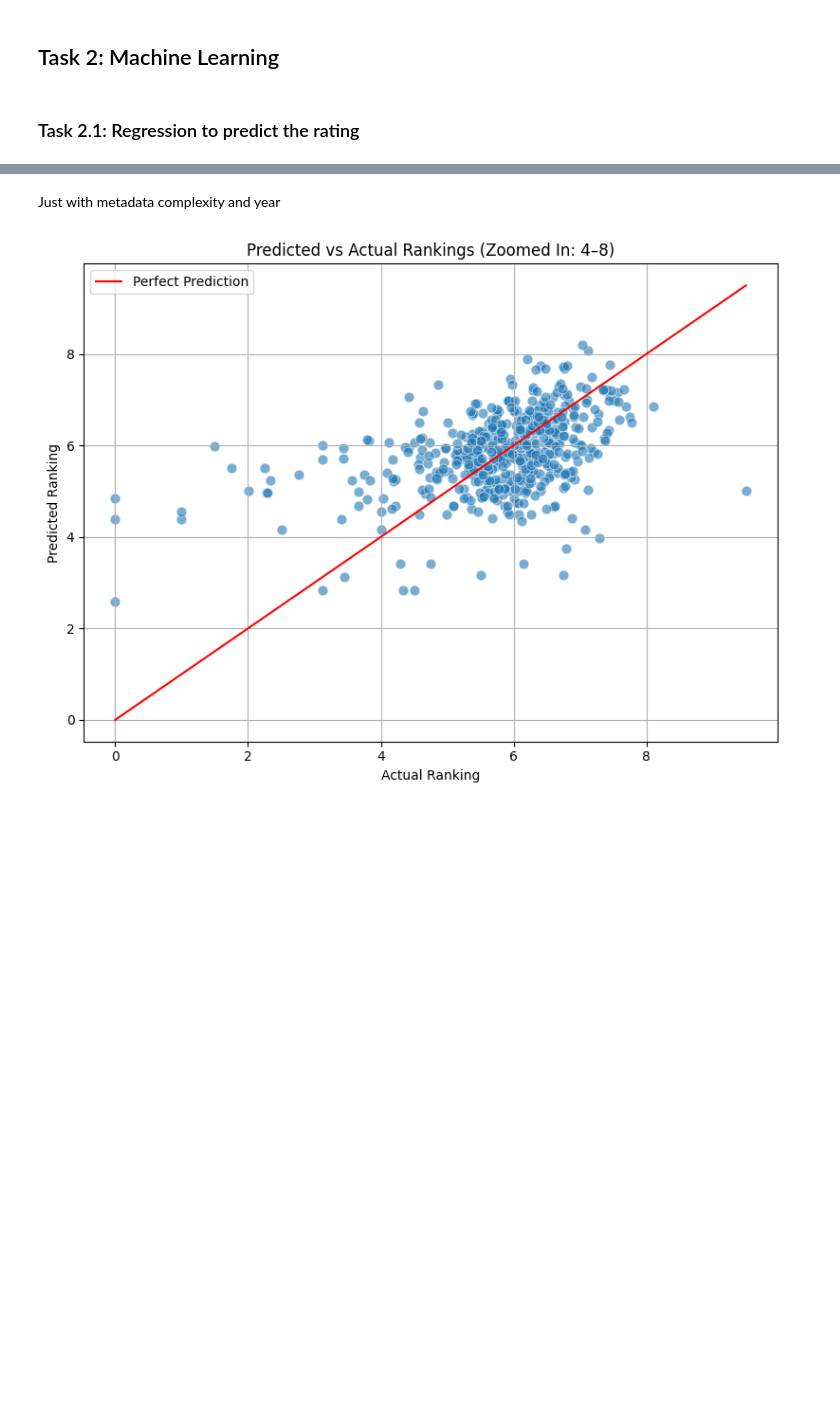
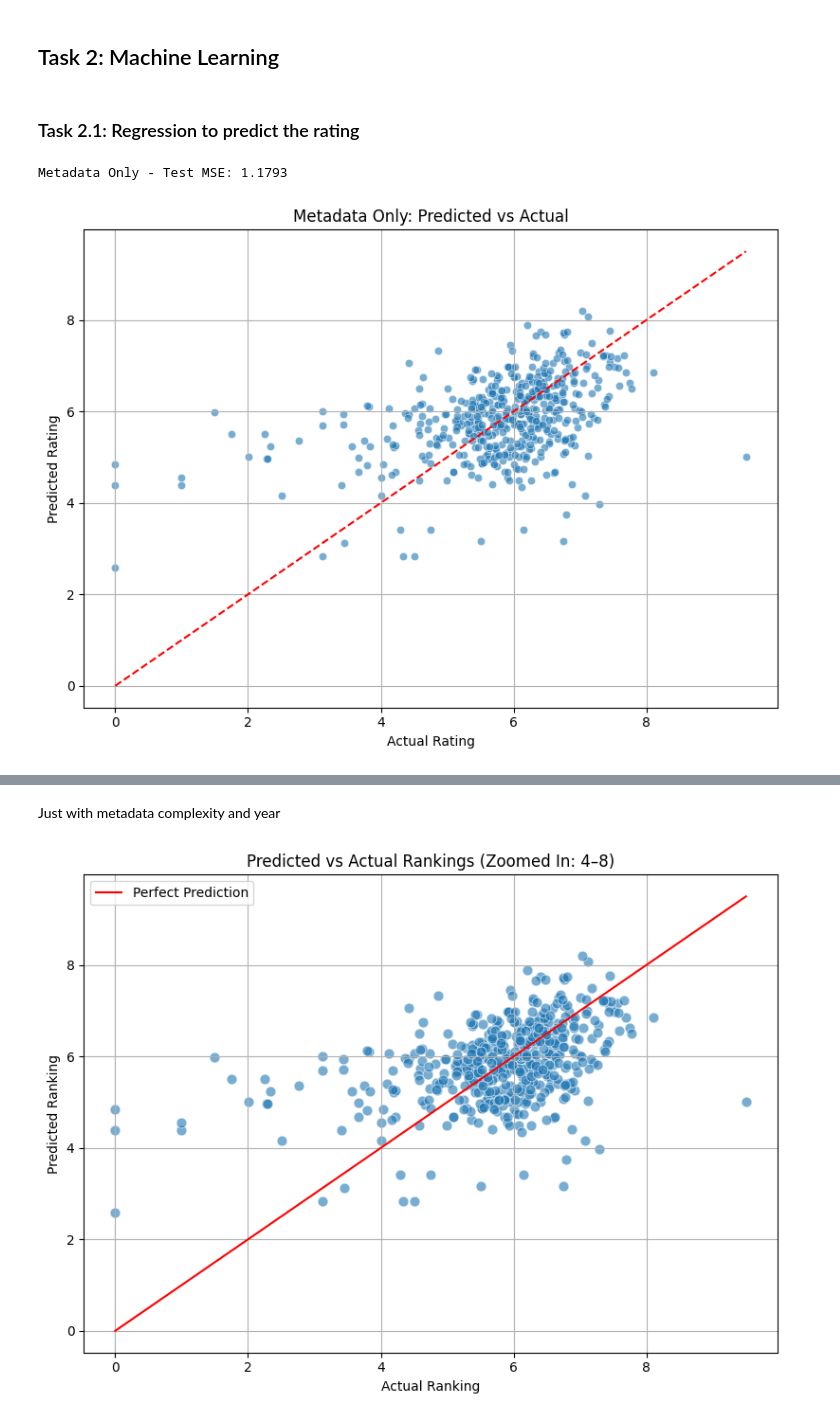
Before and after one commit to alexgaarciia/MLApps_BoardGames, a Jupyter notebook: mlapps_final_project.ipynb, the cells around one changed output, grey strips where cells are left out. Cells and saved outputs as stored; diff of their text form; code cells hidden in the pictures; blank space fills up the shorter version.

```diff
--- a/mlapps_final_project.ipynb
+++ b/mlapps_final_project.ipynb
@@ -518,0 +560,38 @@ for col in ["predicted_emotion", "predicted_vibe"]:
+# %%
+# Helper functions
+def train_and_evaluate(X, y, model_name="Model", regressor=None):
+    if regressor is None:
+        regressor = RandomForestRegressor(random_state=42)
+
+    X_train, X_test, y_train, y_test = train_test_split(X, y, test_size=0.2, random_state=42)
+    regressor.fit(X_train, y_train)
+    y_pred = regressor.predict(X_test)
+    mse = mean_squared_error(y_test, y_pred)
+    print(f"{model_name} - Test MSE: {mse:.4f}")
+    plot_pred_vs_actual(y_test, y_pred, title=model_name)
+    return regressor
+
+def plot_pred_vs_actual(y_true, y_pred, title="Prediction Plot"):
+    plt.figure(figsize=(8, 6))
+    sns.scatterplot(x=y_true, y=y_pred, alpha=0.6)
+    sns.lineplot(x=[y_true.min(), y_true.max()], y=[y_true.min(), y_true.max()], color='red', linestyle="--")
+    plt.xlabel("Actual Rating")
+    plt.ylabel("Predicted Rating")
+    plt.title(f"{title}: Predicted vs Actual")
+    plt.grid(True)
+    plt.tight_layout()
+    plt.show()
+
+def plot_feature_importances(model, feature_names, top_n=20):
+    importances = model.feature_importances_
+    sorted_idx = np.argsort(importances)[-top_n:]
+    plt.figure(figsize=(10, 6))
+    plt.barh(np.array(feature_names)[sorted_idx], importances[sorted_idx])
+    plt.title("Top Feature Importances")
+    plt.tight_layout()
+    plt.show()
+# %%
+_ = train_and_evaluate(X_meta, y, model_name="Metadata Only", regressor=DecisionTreeRegressor(random_state=42))
+# %% [output]
+Metadata Only - Test MSE: 1.1793
+[figure, added]
```
Also changed, not shown: parts of 11 cells of this notebook.
